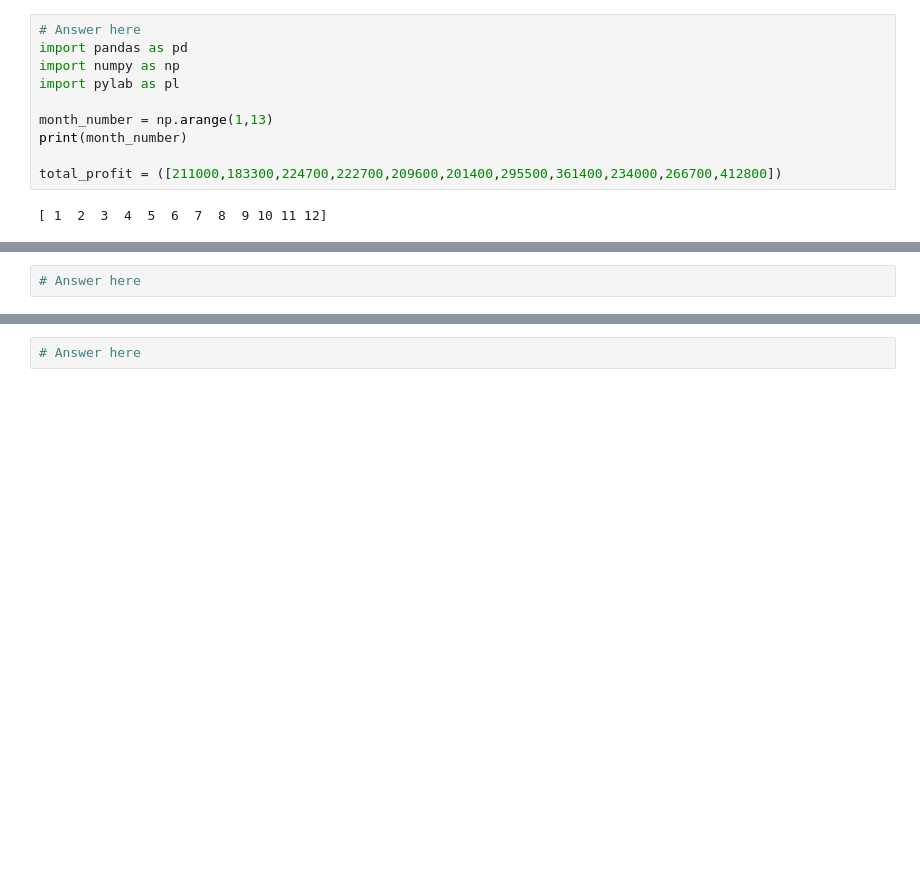
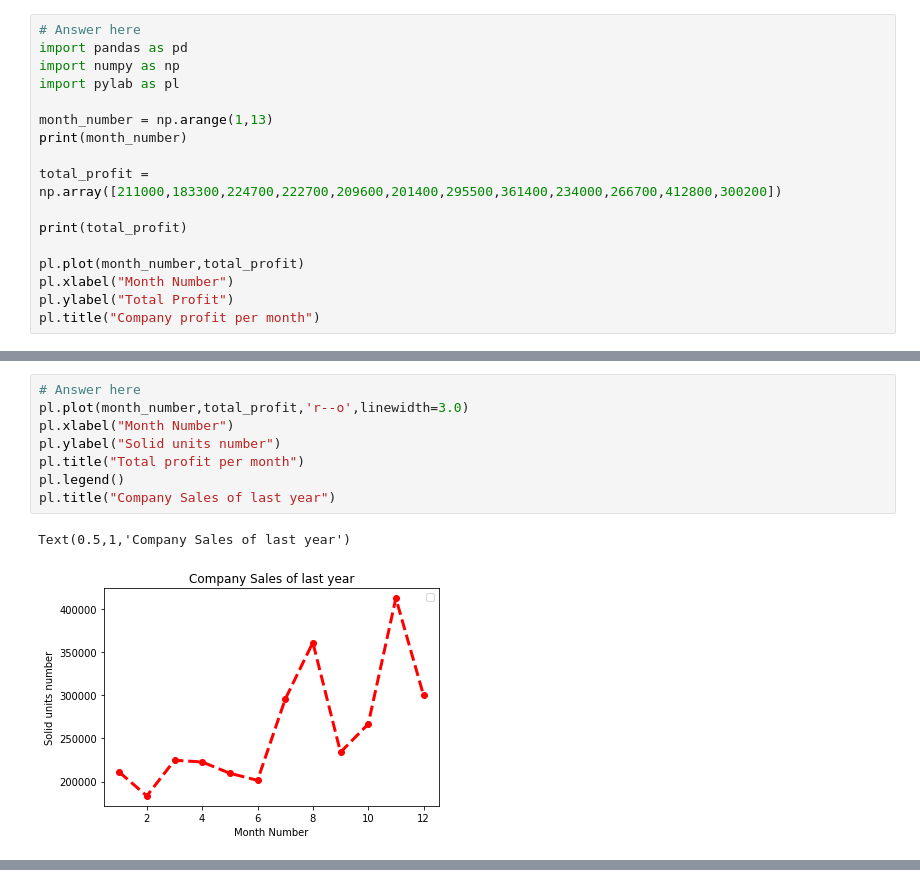
Before and after one commit to MphoSaba/MPHO, a Jupyter notebook: g17s0815ProblemSet6_ipynb_txt.ipynb, the cells around one changed output, grey strips where cells are left out. Cells and saved outputs as stored; diff of their text form; blank space fills up the shorter version.

```diff
--- a/g17s0815ProblemSet6_ipynb_txt.ipynb
+++ b/g17s0815ProblemSet6_ipynb_txt.ipynb
@@ -42,9 +42,14 @@ import pylab as pl
 month_number = np.arange(1,13)
 print(month_number)
 
-total_profit = ([211000,183300,224700,222700,209600,201400,295500,361400,234000,266700,412800])
+total_profit = np.array([211000,183300,224700,222700,209600,201400,295500,361400,234000,266700,412800,300200])
+
+print(total_profit)
+
+pl.plot(month_number,total_profit)
+pl.xlabel("Month Number")
+pl.ylabel("Total Profit")
+pl.title("Company profit per month")
-# %% [output]
-[ 1  2  3  4  5  6  7  8  9 10 11 12]
 # %% [markdown]
 ### Question 2: Get Total profit of all months and show line plot with the following Style properties
 Generated line plot must include following Style properties:
@@ -65,8 +70,17 @@ Line width should be 3
 
 The line plot graph should look like this:
 <img src="Q2.png">
-# %%
-# Answer here
+# %%
+# Answer here
+pl.plot(month_number,total_profit,'r--o',linewidth=3.0)
+pl.xlabel("Month Number")
+pl.ylabel("Solid units number")
+pl.title("Total profit per month")
+pl.legend()
+pl.title("Company Sales of last year")
+# %% [output]
+Text(0.5,1,'Company Sales of last year')
+[figure, added]
 # %% [markdown]
 ### Question 3: Read all product sales data and show it  using a multiline plot
 
@@ -74,5 +88,3 @@ Display the number of units sold per month for each product using multiline plot
 
 The graph should look like this:
 <img src="Q3.png">
-# %%
-# Answer here
```
Also changed, not shown: parts of 5 cells of this notebook.
